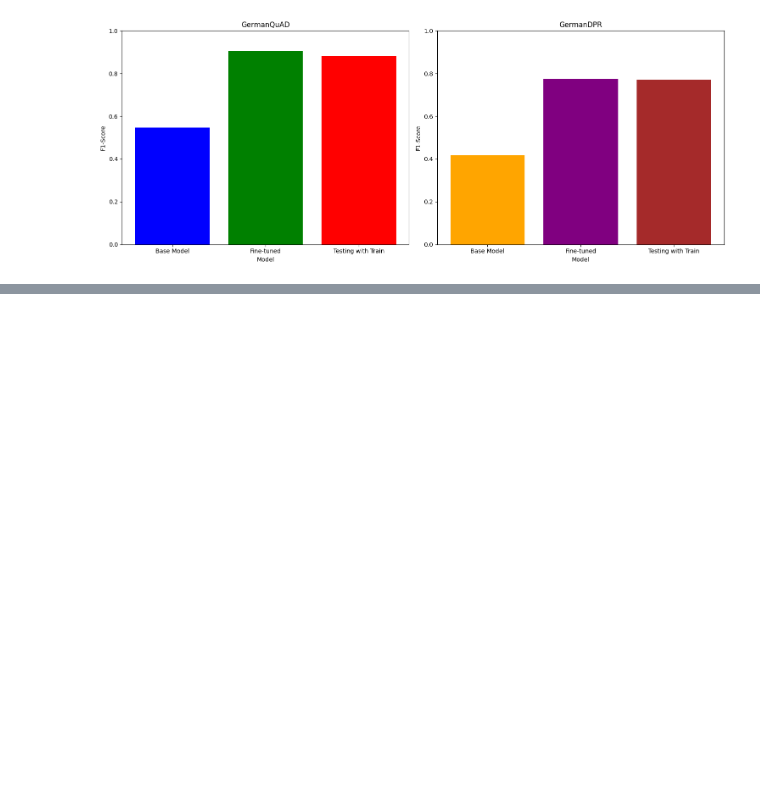
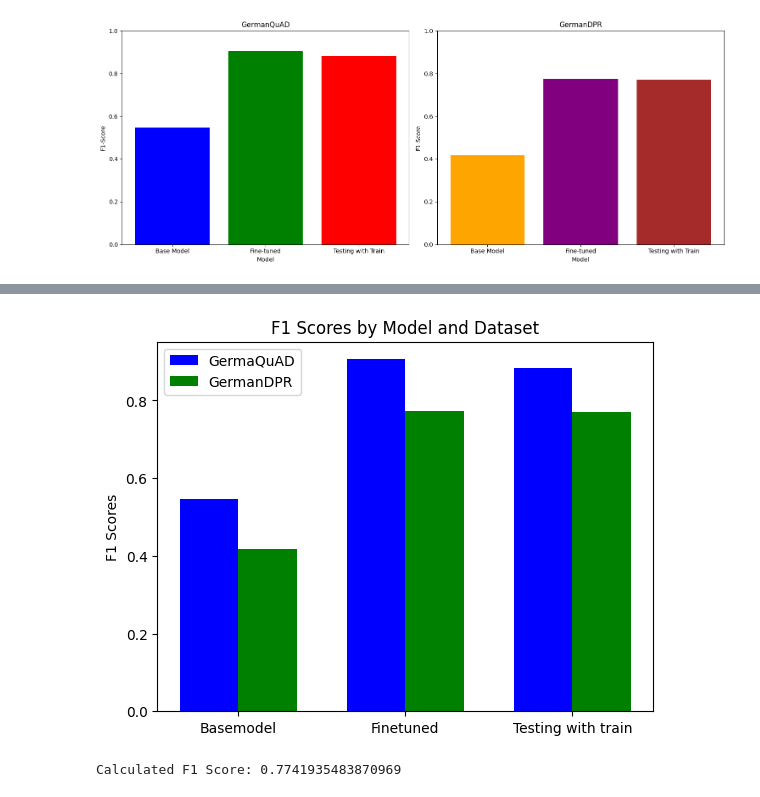
Before and after one commit to ValentinForster/AIRGroup14, a Jupyter notebook: AIR_Project_Colab_Haystack_all_outputs.ipynb, the cells around one changed output, grey strips where cells are left out. Cells and saved outputs as stored; diff of their text form; code cells hidden in the pictures; blank space fills up the shorter version.

```diff
--- a/AIR_Project_Colab_Haystack_all_outputs.ipynb
+++ b/AIR_Project_Colab_Haystack_all_outputs.ipynb
@@ -302,0 +323,41 @@ plt.show()
+# %%
+import matplotlib.pyplot as plt
+import numpy as np
+
+models = ['Basemodel', 'Finetuned', 'Testing with train']
+f1_scores_germaquad = [0.5458257713248639, 0.9060798548094374, 0.8825316895294322]
+f1_scores_germandpr = [0.41853658536585364, 0.7736585365853659, 0.7715363881401616]
+
+# X-axis locations for the groups
+x = np.arange(len(models))
+
+# Width of the bars
+width = 0.35
+
+fig, ax = plt.subplots()
+bars1 = ax.bar(x - width/2, f1_scores_germaquad, width, label='GermaQuAD', color='blue')
+bars2 = ax.bar(x + width/2, f1_scores_germandpr, width, label='GermanDPR', color='green')
+
+ax.set_ylabel('F1 Scores')
+ax.set_title('F1 Scores by Model and Dataset')
+ax.set_xticks(x)
+ax.set_xticklabels(models)
+ax.legend()
+
+plt.show()
+# %% [output]
+[figure, added]
+# %%
+def calculate_f1_score(precision, recall):
+    if (precision + recall) == 0:
+        return 0
+    return 2 * (precision * recall) / (precision + recall)
+
+# Example usage:
+precision = 0.75
+recall = 0.80
+
+f1_score = calculate_f1_score(precision, recall)
+print(f"Calculated F1 Score: {f1_score}")
+# %% [output]
+Calculated F1 Score: 0.7741935483870969
```
Also changed, not shown: parts of 5 cells of this notebook.
